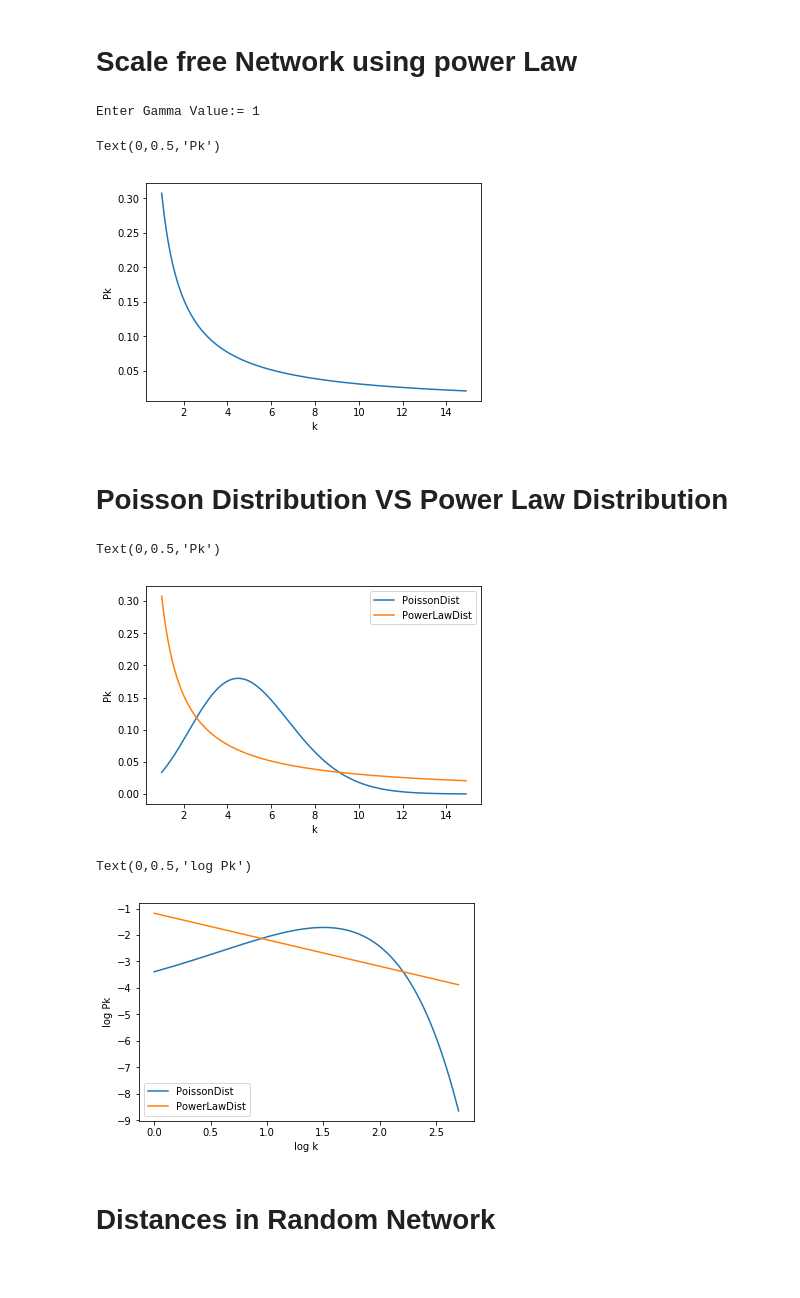
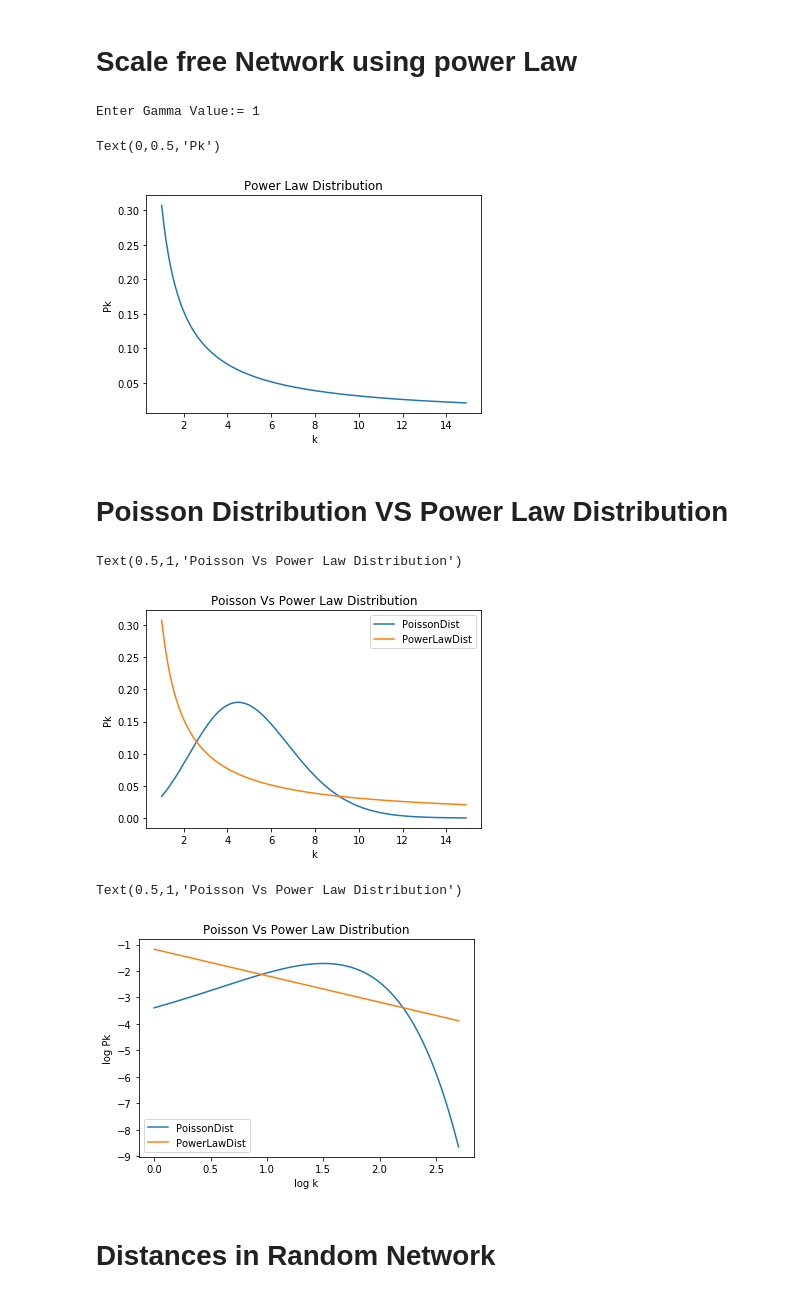
Before and after one commit to anuradha9712/Network-Science, a Jupyter notebook: Scale-vs-Random-Network.ipynb, the cells around one changed output. Saved outputs shown, nothing was run; the diff lists cells and outputs as text; code cells hidden in the pictures.

```diff
--- a/Scale-vs-Random-Network.ipynb
+++ b/Scale-vs-Random-Network.ipynb
@@ -29,34 +31,36 @@ Text(0,0.5,'Pk')
 
 
 '''
 Power Law --
   pk = k**(-gamma) / (Riemann zeta fn)
   where Riemann zeta fn = summation of k**(-gamma)
 
 '''
 
 def PowerLaw():
     pk=k**(-gamma);
     c=0;
     for x in range(1,kmax):
         c=c+x**(-gamma)
     return pk/c;
 
 
 
 kmax=15
 k = np.arange(1, kmax, 0.1)
 gamma = float(input("Enter Gamma Value:= "))
 
 plt.plot(k, PowerLaw())
+plt.title('Power Law Distribution')
+
 
 #plt.show()
 plt.xlabel("k")
 plt.ylabel("Pk")
 # %% [output]
 Enter Gamma Value:= 1
 Text(0,0.5,'Pk')
-[figure, old version]
+[figure, new version]
 # %% [markdown]
  #  Poisson Distribution VS Power Law Distribution
 # %%
@@ -65,18 +69,20 @@ plt.plot(k, PowerLaw(), label='PowerLawDist')
 plt.legend()
 plt.xlabel("k")
 plt.ylabel("Pk")
+plt.title('Poisson Vs Power Law Distribution')
 # %% [output]
-Text(0,0.5,'Pk')
+Text(0.5,1,'Poisson Vs Power Law Distribution')
-[figure, old version]
+[figure, new version]
 # %%
 plt.plot(np.log(k), np.log(Pk), label='PoissonDist')
 plt.plot(np.log(k), np.log(PowerLaw()), label='PowerLawDist')
 plt.legend()
 plt.xlabel("log k")
 plt.ylabel("log Pk")
+plt.title('Poisson Vs Power Law Distribution')
 # %% [output]
-Text(0,0.5,'log Pk')
+Text(0.5,1,'Poisson Vs Power Law Distribution')
-[figure, old version]
+[figure, new version]
 # %% [markdown]
 # Distances in Random Network
 # %%
```
Also changed, not shown: parts of 4 cells of this notebook.
